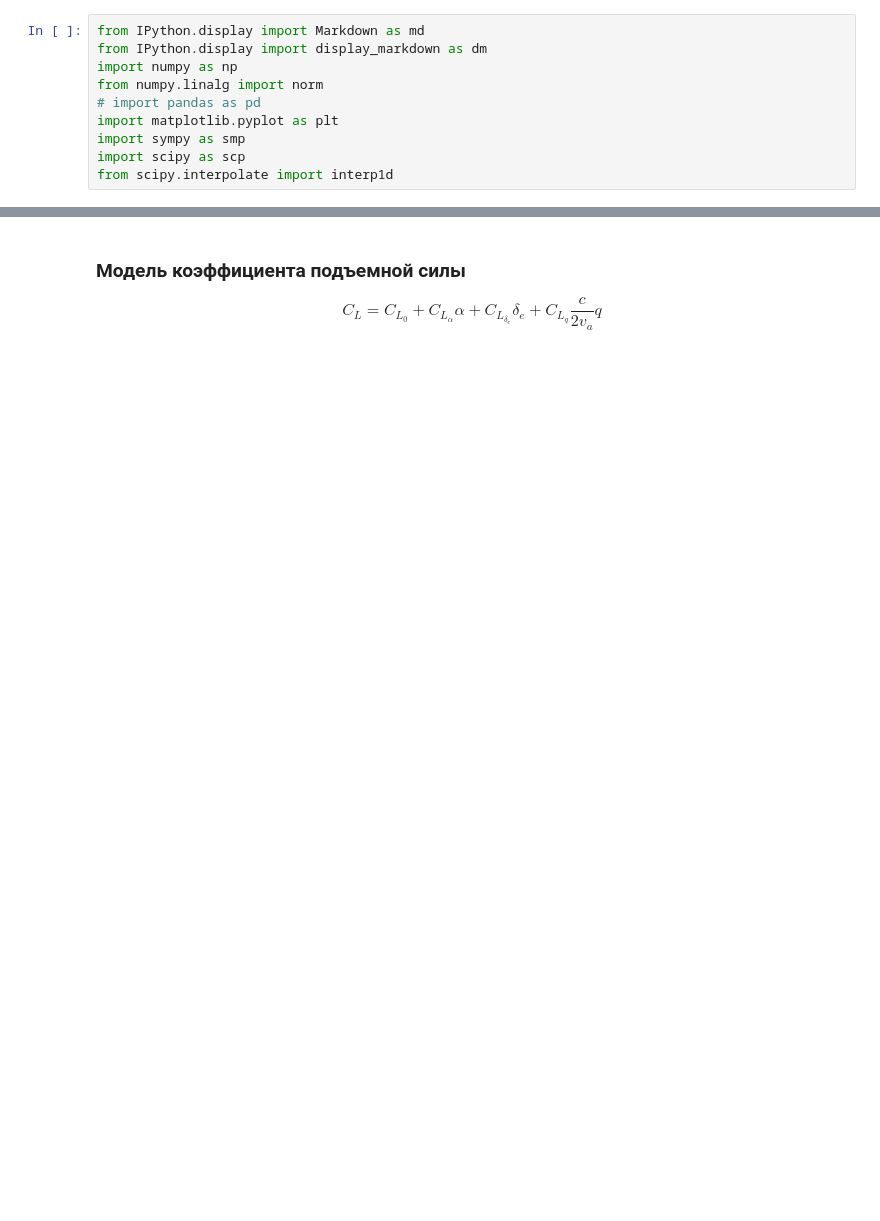
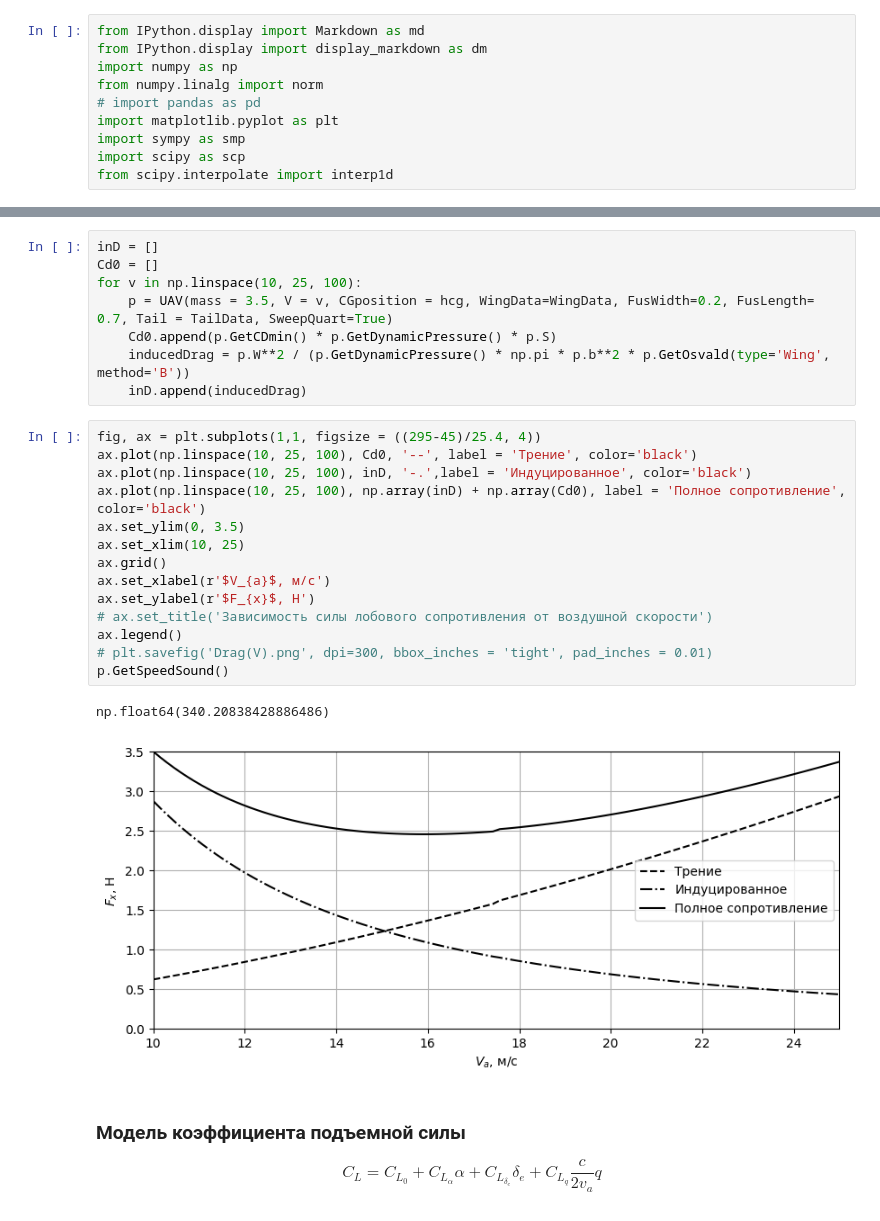
Before and after one commit to Suturin-Daniil/KB-102_SKAT_2025, a Jupyter notebook: Аэродинамика/ОбликЛА1_Расчёты.ipynb, the cells around one changed output, grey strips where cells are left out. Cells and saved outputs as stored; diff of their text form; blank space fills up the shorter version.

```diff
--- a/Аэродинамика/ОбликЛА1_Расчёты.ipynb
+++ b/Аэродинамика/ОбликЛА1_Расчёты.ipynb
@@ -793,3 +822,28 @@ np.float64(0.03457930553800011)
+# %%
+inD = []
+Cd0 = []
+for v in np.linspace(10, 25, 100):
+    p = UAV(mass = 3.5, V = v, CGposition = hcg, WingData=WingData, FusWidth=0.2, FusLength= 0.7, Tail = TailData, SweepQuart=True)
+    Cd0.append(p.GetCDmin() * p.GetDynamicPressure() * p.S)
+    inducedDrag = p.W**2 / (p.GetDynamicPressure() * np.pi * p.b**2 * p.GetOsvald(type='Wing', method='B'))
+    inD.append(inducedDrag)
+# %%
+fig, ax = plt.subplots(1,1, figsize = ((295-45)/25.4, 4))
+ax.plot(np.linspace(10, 25, 100), Cd0, '--', label = 'Трение', color='black')
+ax.plot(np.linspace(10, 25, 100), inD, '-.',label = 'Индуцированное', color='black')
+ax.plot(np.linspace(10, 25, 100), np.array(inD) + np.array(Cd0), label = 'Полное сопротивление', color='black')
+ax.set_ylim(0, 3.5)
+ax.set_xlim(10, 25)
+ax.grid()
+ax.set_xlabel(r'$V_{a}$, м/с')
+ax.set_ylabel(r'$F_{x}$, H')
+# ax.set_title('Зависимость силы лобового сопротивления от воздушной скорости')
+ax.legend()
+# plt.savefig('Drag(V).png', dpi=300, bbox_inches = 'tight', pad_inches = 0.01)
+p.GetSpeedSound()
+# %% [output]
+np.float64(340.20838428886486)
+[figure, added]
 # %% [markdown]
 ### Модель коэффициента подъемной силы
 $$C_L = C_{L_{0}} + C_{L_{\alpha}}\alpha + C_{L_{\delta_{e}}}\delta_{e} + C_{L_{q}}\frac{c}{2v_a}q$$
```
Also changed, not shown: parts of 3 cells of this notebook, 5 other files.
